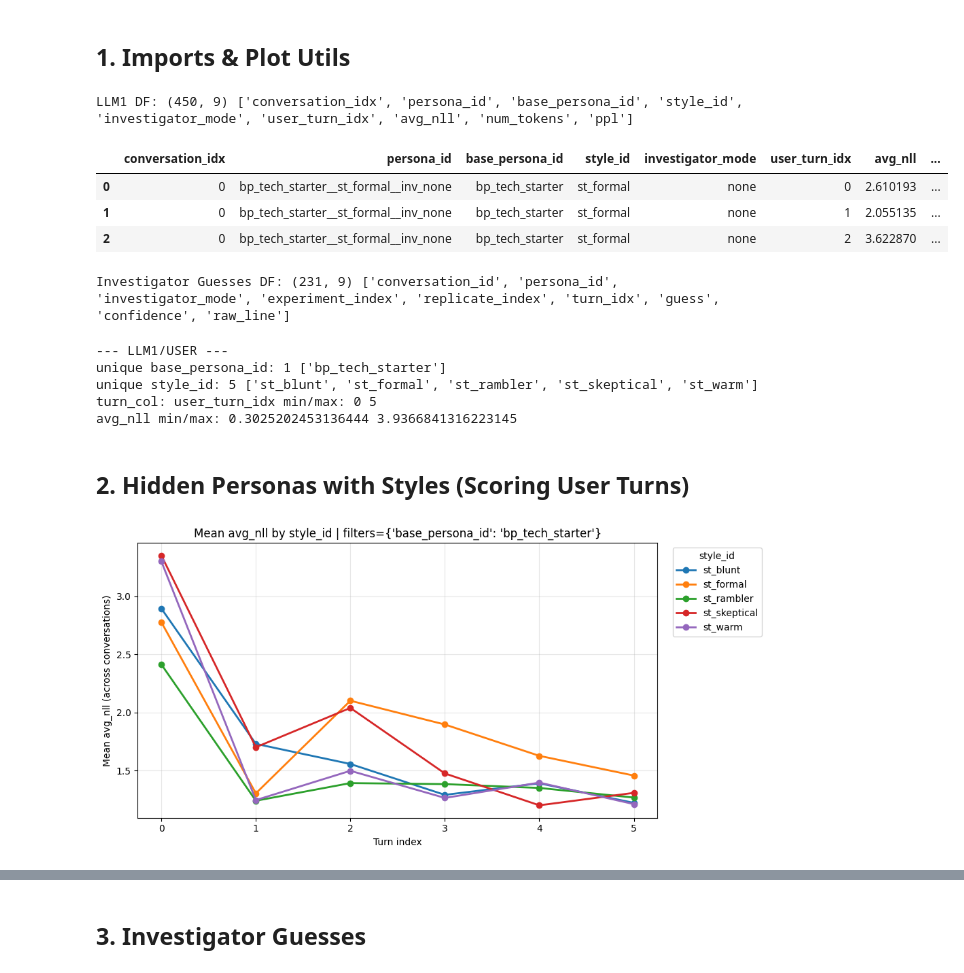
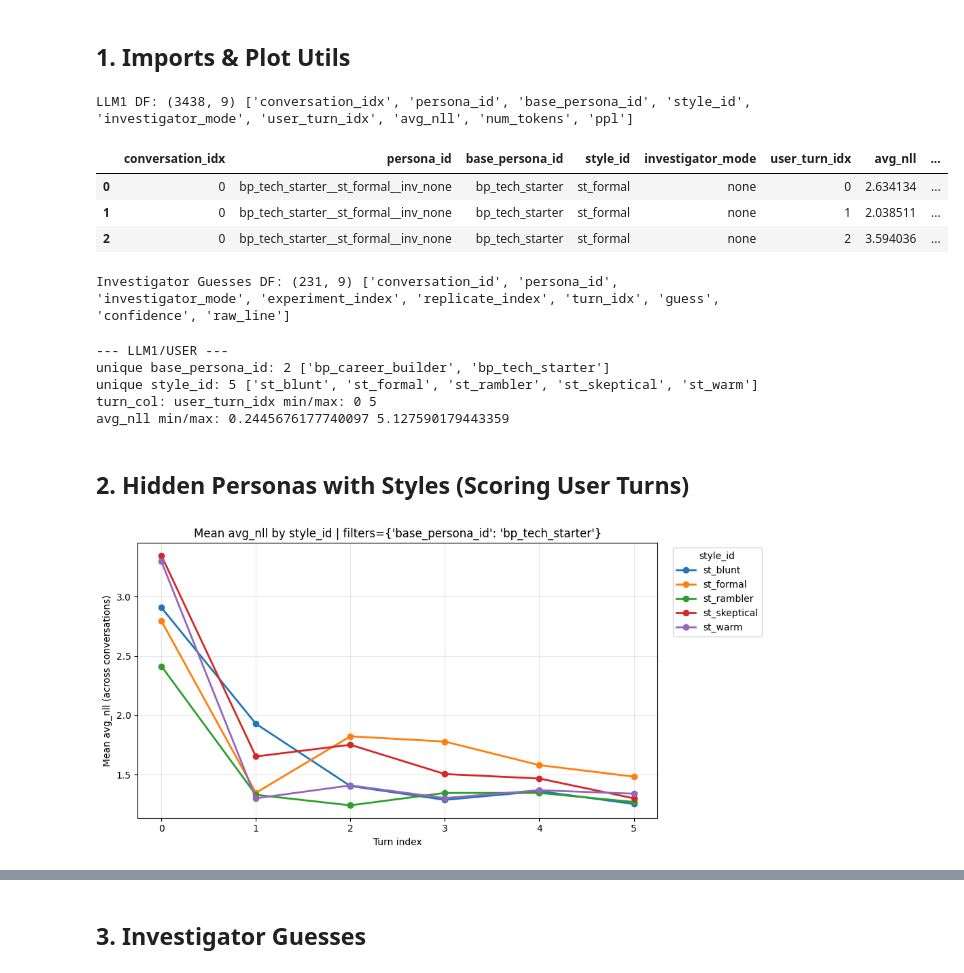
Before and after one commit to emmacristinamora/llm-wm, a Jupyter notebook: llm-vs-llm/notebooks/01_plot_nll_by_turn.ipynb, the cells around one changed output, grey strips where cells are left out. Saved outputs shown, nothing was run; the diff lists cells and outputs as text; code cells hidden in the pictures.

```diff
--- a/llm-vs-llm/notebooks/01_plot_nll_by_turn.ipynb
+++ b/llm-vs-llm/notebooks/01_plot_nll_by_turn.ipynb
@@ -5,36 +5,36 @@
 # %%
 # === SETUP ===
 
 from pathlib import Path
 import pandas as pd
 import numpy as np
 import matplotlib.pyplot as plt
 from typing import List, Dict, Tuple, Optional, Any, Union, Iterable
 
 # show full tables if you print heads
 pd.set_option("display.max_columns", 200)
 
 BASE_DIR = Path.cwd().parent if Path.cwd().name == "notebooks" else Path.cwd()
 
-LLM1_PATH = BASE_DIR /"src"/ "data" / "scores" / "user_scores_partial.parquet"
+LLM1_PATH = BASE_DIR /"src"/ "data" / "scores_partial" / "user_scores_partial.parquet"
 guesses = BASE_DIR /"src"/ "data" / "conversations" / "investigator_guesses_partial.jsonl"
 
 assert LLM1_PATH.exists(), f"Missing: {LLM1_PATH}"
 assert guesses.exists(), f"Missing: {guesses}"
 
 df_u = pd.read_parquet(LLM1_PATH)
 investigator_guesses = pd.read_json(guesses, lines=True)
 
 print("LLM1 DF:", df_u.shape, df_u.columns.tolist())
 
 display(df_u.head(3))
 print("Investigator Guesses DF:", investigator_guesses.shape, investigator_guesses.columns.tolist())
 # %% [output]
-LLM1 DF: (450, 9) ['conversation_idx', 'persona_id', 'base_persona_id', 'style_id', 'investigator_mode', 'user_turn_idx', 'avg_nll', 'num_tokens', 'ppl']
+LLM1 DF: (3438, 9) ['conversation_idx', 'persona_id', 'base_persona_id', 'style_id', 'investigator_mode', 'user_turn_idx', 'avg_nll', 'num_tokens', 'ppl']
 |  | conversation_idx | persona_id | base_persona_id | style_id | investigator_mode | user_turn_idx | avg_nll | ... |
-| 0 | 0 | bp_tech_starter__st_formal__inv_none | bp_tech_starter | st_formal | none | 0 | 2.610193 | ... |
-| 1 | 0 | bp_tech_starter__st_formal__inv_none | bp_tech_starter | st_formal | none | 1 | 2.055135 | ... |
-| 2 | 0 | bp_tech_starter__st_formal__inv_none | bp_tech_starter | st_formal | none | 2 | 3.622870 | ... |
+| 0 | 0 | bp_tech_starter__st_formal__inv_none | bp_tech_starter | st_formal | none | 0 | 2.634134 | ... |
+| 1 | 0 | bp_tech_starter__st_formal__inv_none | bp_tech_starter | st_formal | none | 1 | 2.038511 | ... |
+| 2 | 0 | bp_tech_starter__st_formal__inv_none | bp_tech_starter | st_formal | none | 2 | 3.594036 | ... |
 Investigator Guesses DF: (231, 9) ['conversation_id', 'persona_id', 'investigator_mode', 'experiment_index', 'replicate_index', 'turn_idx', 'guess', 'confidence', 'raw_line']
 # %%
 # === QUICK SANITY CHECKS ===
@@ -49,10 +49,10 @@ def sanity(df: pd.DataFrame, turn_col: str, name: str):
 sanity(df_u, "user_turn_idx", "LLM1/USER")
 # %% [output]
 --- LLM1/USER ---
-unique base_persona_id: 1 ['bp_tech_starter']
+unique base_persona_id: 2 ['bp_career_builder', 'bp_tech_starter']
 unique style_id: 5 ['st_blunt', 'st_formal', 'st_rambler', 'st_skeptical', 'st_warm']
 turn_col: user_turn_idx min/max: 0 5
-avg_nll min/max: 0.3025202453136444 3.9366841316223145
+avg_nll min/max: 0.2445676177740097 5.127590179443359
 # %%
 # === SCORE PLOTTING HELPERS ===
 
@@ -372,4 +372,4 @@ plot_avg_by_group(
     filters={"base_persona_id": "bp_tech_starter"},
 )
 # %% [output]
-[figure, old version]
+[figure, new version]
```
Also changed, not shown: parts of 7 cells of this notebook, 10 other files.
